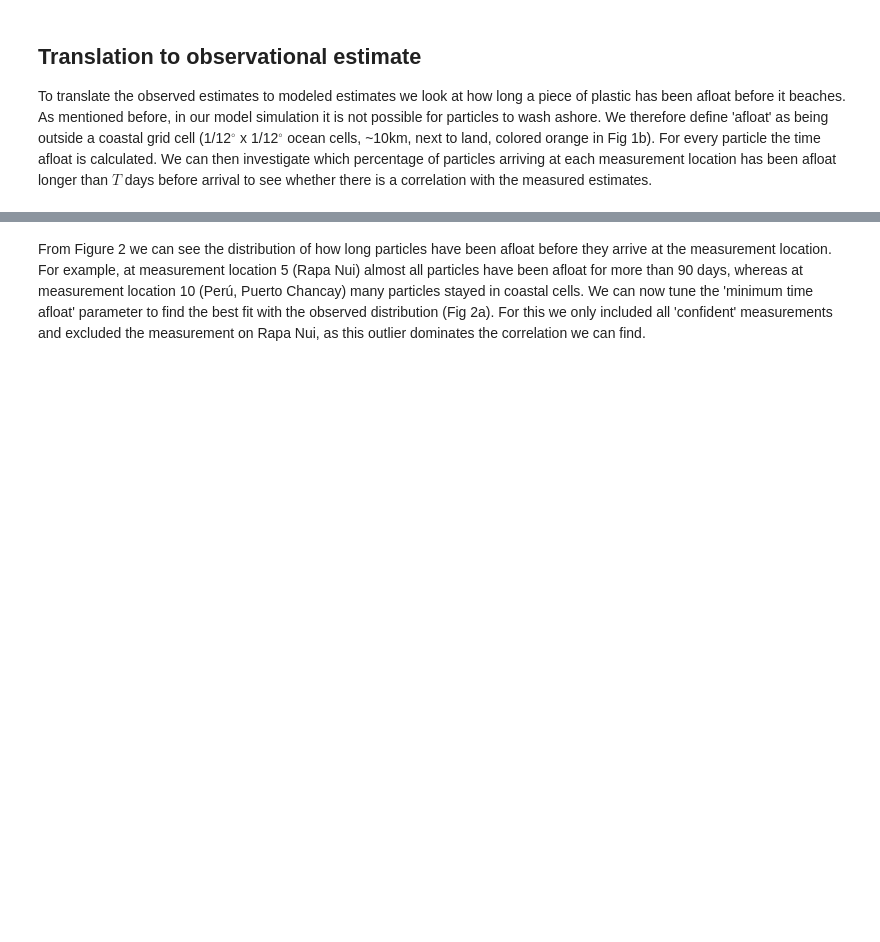
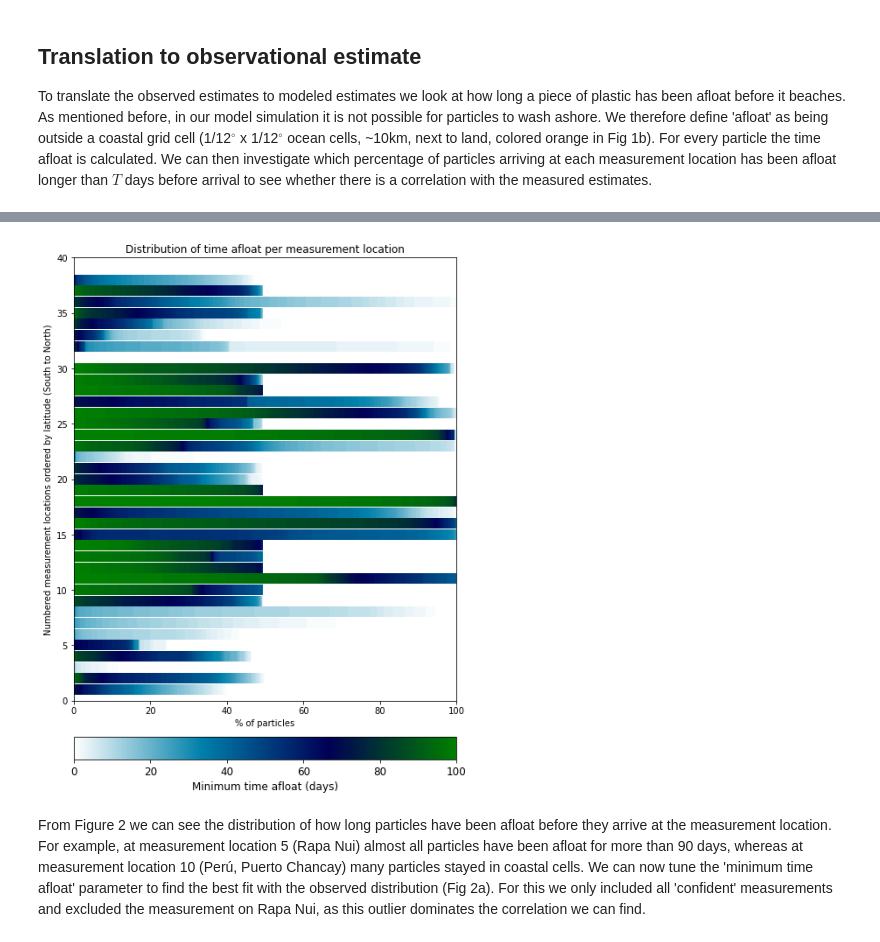
Before and after one commit to OceanParcels/SouthAmerica_Epibionts, a Jupyter notebook: Analysis_epibionts_30d.ipynb, the cells around one changed output, grey strips where cells are left out. Saved outputs shown, nothing was run; the diff lists cells and outputs as text; code cells hidden in the pictures; blank space fills up the shorter version.

```diff
--- a/Analysis_epibionts_30d.ipynb
+++ b/Analysis_epibionts_30d.ipynb
@@ -502,3 +468,46 @@ plt.savefig('figures/Sensitivity_daysafloat_30d.png',dpi=300,facecolor='#ffffff'
+# %%
+# Figure distribution of how long particles are afloat before arriving at the measurement location
+
+distribution_afloat_conf = distribution_afloat[obs.Label=='confident']
+lat_obs_conf = obs.Latitude[obs.Label=='confident']
+
+labels = np.arange(0,len(lat_obs_conf))
+width = 0.95
+increments = np.arange(0,len(days_afloat)-2)
+increments = np.flipud(increments)
+cmap = plt.cm.get_cmap('ocean_r')
+colors = np.linspace(0,1,num=distribution_afloat_conf.shape[1],endpoint=True)
+
+fig = plt.figure(figsize=(7,9))
+gs = fig.add_gridspec(2, 1, width_ratios=[1], height_ratios = [1,0.05])
+
+# plot model results
+ax1 = fig.add_subplot(gs[0,0])
+
+ax1.barh(labels+1,distribution_afloat_conf[np.argsort(lat_obs_conf),-1],width,color=cmap(colors[-1]),align='center')
+bottom_layer = distribution_afloat_conf[np.argsort(lat_obs_conf),-1]
+for dt in increments:
+    ax1.barh(labels+1,distribution_afloat_conf[np.argsort(lat_obs_conf),dt],width,left=bottom_layer,color=cmap(colors[dt]),align='center')
+    bottom_layer = bottom_layer + distribution_afloat_conf[np.argsort(lat_obs_conf),dt]
+
+ax1.set_ylabel('Numbered measurement locations ordered by latitude (South to North)')
+ax1.set_xlabel('% of particles')
+ax1.set_title('Distribution of time afloat per measurement location')
+ax1.set_xlim([0,100])
+ax1.set_ylim([0,40])
+
+# add colorbar
+im = ax1.scatter(-10*(colors+10),-10*(colors+10),s=20,c=colors,cmap='ocean_r',vmin=0,vmax=100)
+ax2 = fig.add_subplot(gs[1,0])
+cbr = plt.colorbar(im, cax=ax2, orientation='horizontal')
+cbr.set_label('Minimum time afloat (days)', fontsize=12)
+cbr.ax.tick_params(labelsize=12)
+
+# Save figure
+plt.tight_layout()
+plt.savefig('figures/Sensitivity_daysafloat_30d.png',dpi=300,facecolor='#ffffff')
+# %% [output]
+[figure, added]
 # %% [markdown]
 From Figure 2 we can see the distribution of how long particles have been afloat before they arrive at the measurement location. For example, at measurement location 5 (Rapa Nui) almost all particles have been afloat for more than 90 days, whereas at measurement location 10 (Perú, Puerto Chancay) many particles stayed in coastal cells. We can now tune the 'minimum time afloat' parameter to find the best fit with the observed distribution (Fig 2a). For this we only included all 'confident' measurements and excluded the measurement on Rapa Nui, as this outlier dominates the correlation we can find.
 # %%
```
Also changed, not shown: parts of 8 cells of this notebook, 4 other files.
